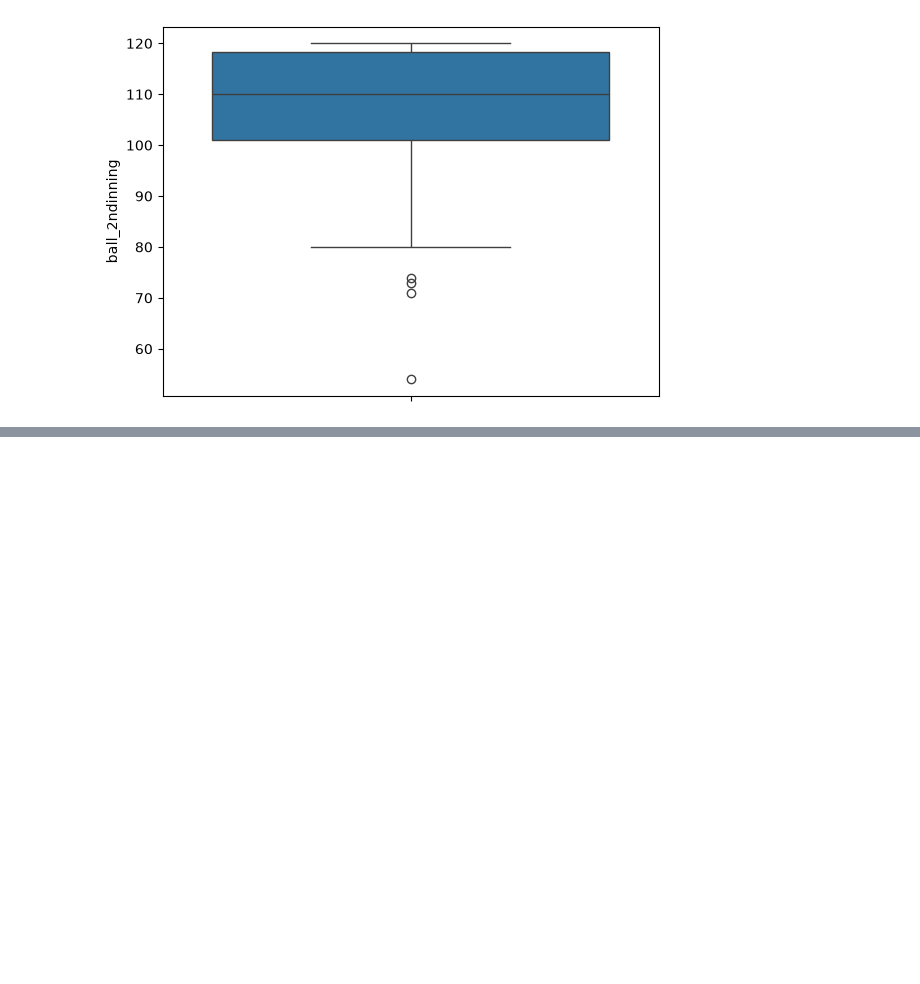
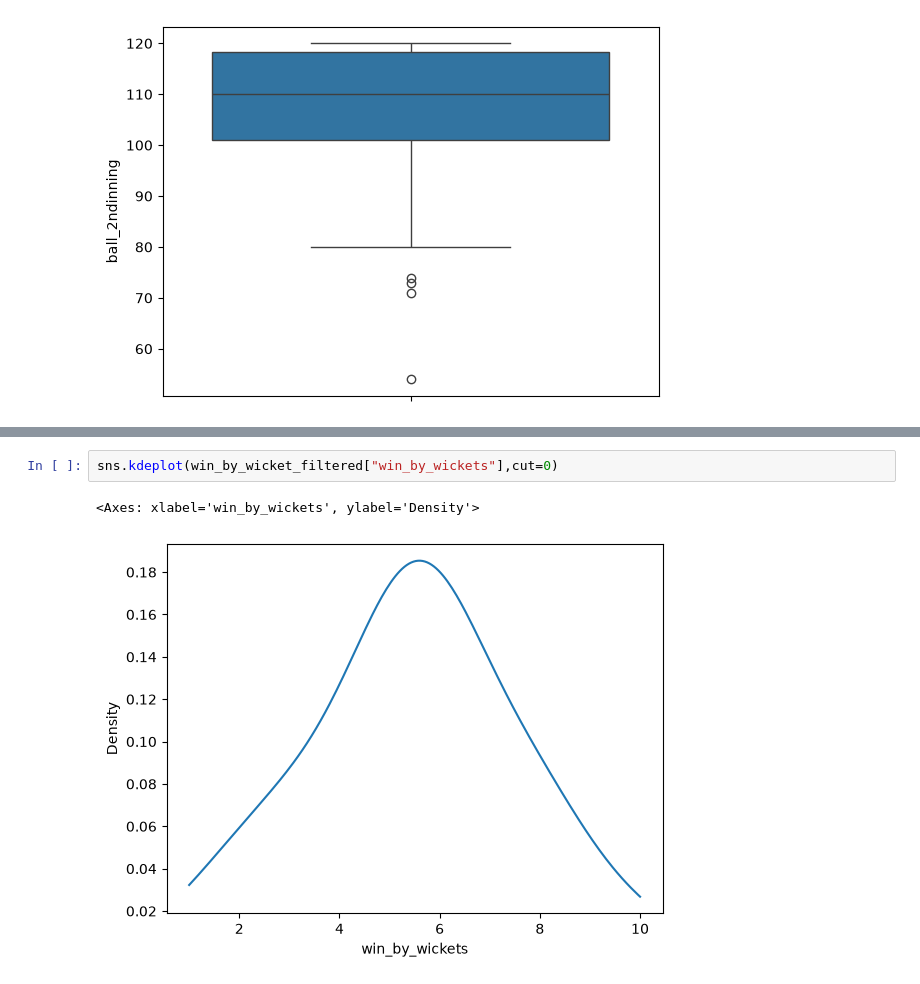
Before and after one commit to prajwaldahal/Npl-data-analysis, a Jupyter notebook: eda/npl-matches-EDA.ipynb, the cells around one changed output, grey strips where cells are left out. Drawn from its saved outputs; the diff is of its cells as text; blank space fills up the shorter version.

```diff
--- a/eda/npl-matches-EDA.ipynb
+++ b/eda/npl-matches-EDA.ipynb
@@ -362,0 +441,5 @@ sns.boxplot(df["ball_2ndinning"])
+# %%
+sns.kdeplot(win_by_wicket_filtered["win_by_wickets"],cut=0)
+# %% [output]
+<Axes: xlabel='win_by_wickets', ylabel='Density'>
+[figure, added]
```
Also changed, not shown: parts of 11 cells of this notebook.
